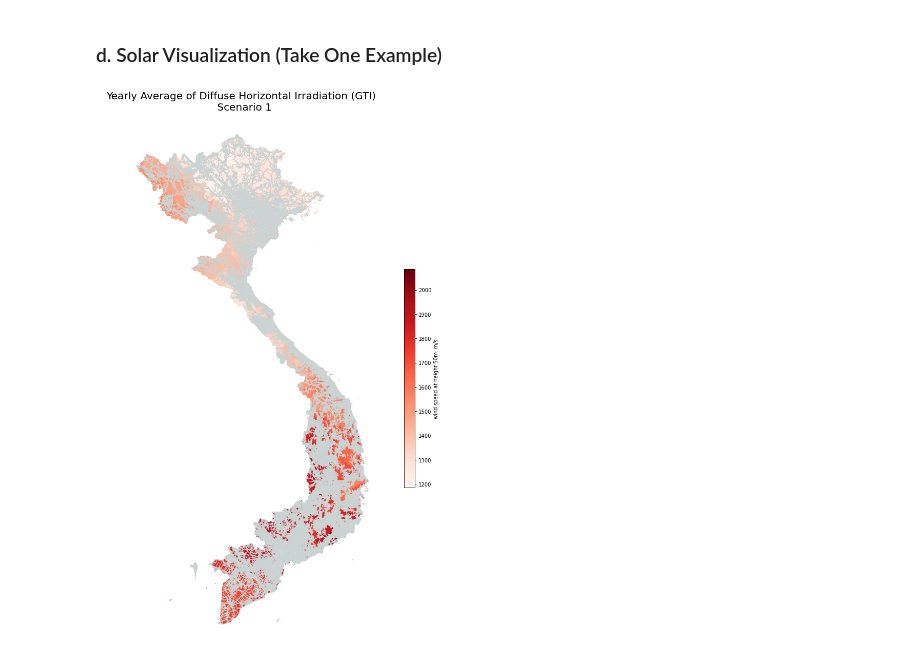
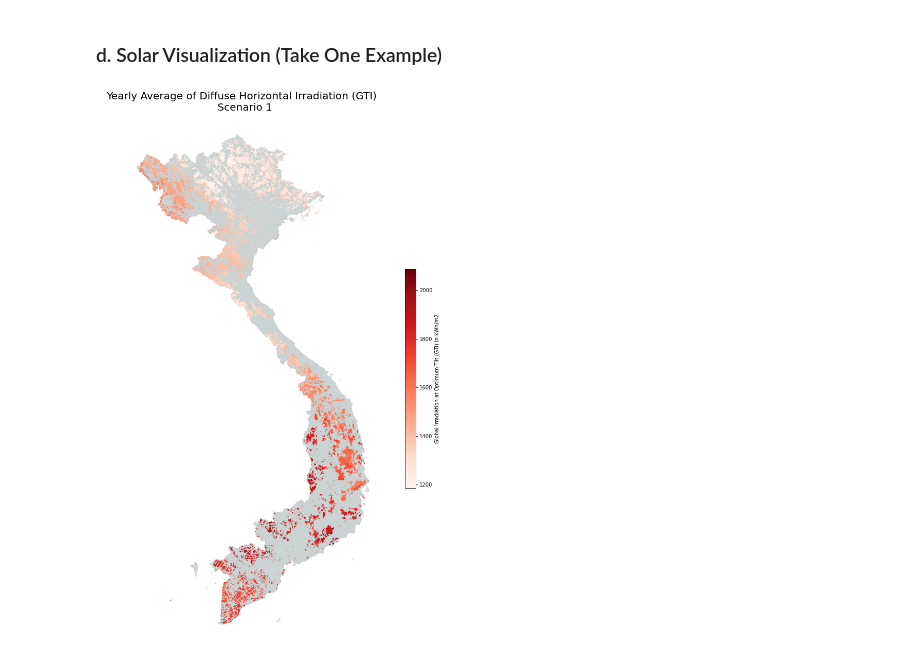
Before and after one commit to agoenergy/Assessment-of-Renewable-Energy-Potentials-based-on-Land-Availability, a Jupyter notebook: 02_renewables_potentials.ipynb, the cells around one changed output. Saved outputs shown, nothing was run; the diff lists cells and outputs as text; code cells hidden in the pictures.

```diff
--- a/02_renewables_potentials.ipynb
+++ b/02_renewables_potentials.ipynb
@@ -115,0 +80,5 @@ temp_ras = r"Vietnam/00_data_raster/02_solar_sources/TEMP.tif"
+# %%
+pv_files = os.listdir("Vietnam/00_data_raster/02_solar_sources/Vietnam_GISdata_LTAy_YearlyMonthlyTotals_GlobalSolarAtlas-v2_GEOTIFF/")
+pv_files = sorted(pv_files)
+pv_files = list(filter(lambda f: f.endswith('.tif'), pv_files)) # to list files of power density
+print(pv_files)
@@ -544,3 +295,17 @@ land_w_sc3_csv_df.to_csv(r'Vietnam/02_output_stage2/02_vn_scenario3_wind.csv', i
+# %%
+concat_sc3_dict['w1_sc3_gdf'] = pd.concat([al_ts_sl_gdf, wt_sc3_dict['wt_cf_iec1_ras']], axis=1)
+for i in range(1, len(wt_ice_ras)):
+    concat_sc3_dict['w{0}_sc3_gdf'.format(i+1)] = pd.concat([concat_sc3_dict['w{0}_sc3_gdf'.format(i)], wt_sc3_dict[wt_ice_ras[i]]], axis=1)
+for i in range(len(wt_pd_ras)):
+    concat_sc3_dict['w{0}_sc3_gdf'.format(len(wt_ice_ras)+i+1)] = pd.concat([concat_sc3_dict['w{0}_sc3_gdf'.format(len(wt_ice_ras)+i)], wt_sc3_dict[wt_pd_ras[i]]], axis=1)
+for i in range(len(wt_spd_ras)):
+    concat_sc3_dict['w{0}_sc3_gdf'.format(len(wt_ice_ras)+len(wt_pd_ras)+i+1)] = pd.concat([concat_sc3_dict['w{0}_sc3_gdf'.format(len(wt_ice_ras)+len(wt_pd_ras)+i)], wt_sc3_dict[wt_spd_ras[i]]], axis=1)
+
+
+# remove column 'geometry' -> become dataframe to save the document
+wt_sc3_save_df = concat_sc3_dict['w13_sc3_gdf'].dropna()
+wt_sc3_save_df = wt_sc3_save_df.drop(columns=['geometry'])
+wt_sc3_save_df.to_csv(r'Vietnam/02_output_stage2/02_vn_scenario3_wind.csv', index = True)
 # %% [markdown]
 ###  Wind Visualizations (take one example)
 # %%
@@ -721,0 +336,22 @@ land_s_sc3_csv_df.to_csv(r'Vietnam/02_output_stage2/02_vn_scenario3_solar.csv',
+# %%
+pv_path = 'Vietnam/00_data_raster/02_solar_sources/Vietnam_GISdata_LTAy_YearlyMonthlyTotals_GlobalSolarAtlas-v2_GEOTIFF/'
+pv_ras = ['dif_ras', 'dni_ras', 'ghi_ras', 'gti_ras', 'opta_ras', 'pvout_ras', 'temp_ras']
+pv_unit = ['dif_kWh/m2a','dni_kWh/m2a','ghi_kWh/m2a','gti_kWh/m2a','opta_tilt_degree','pvout_kWh/kWp','temp_celcius']
+# %%
+%%time
+# a. scenario 1 al (available land)
+pv_sc1_dict = {} # empty dictionary
+concat_sc1_dict = {} # empty dictionary
+for i in range(len(pv_ras)):
+    zs = zonal_stats(al_gdf, pv_path + pv_files[i], stats=['mean']) # calculate average cf values of each zones
+    pv_sc1_dict[pv_ras[i]] = pd.DataFrame(zs)
+    pv_sc1_dict[pv_ras[i]].rename(columns={'mean': pv_unit[i]}, inplace=True)
+
+concat_sc1_dict['p1_sc1_gdf'] = pd.concat([al_gdf, pv_sc1_dict['dif_ras']], axis=1)
+for i in range(1, len(pv_ras)):
+    concat_sc1_dict['p{0}_sc1_gdf'.format(i+1)] = pd.concat([concat_sc1_dict['p{0}_sc1_gdf'.format(i)], pv_sc1_dict[pv_ras[i]]], axis=1)
+
+# remove column 'geometry' -> become dataframe to save the document
+pv_sc1_save_df = concat_sc1_dict['p7_sc1_gdf'].dropna()
+pv_sc1_save_df = pv_sc1_save_df.drop(columns=['geometry'])
+pv_sc1_save_df.to_csv(r'Vietnam/02_output_stage2/02_vn_scenario1_solar.csv', index = True)
@@ -724,23 +402,23 @@ land_s_sc3_csv_df.to_csv(r'Vietnam/02_output_stage2/02_vn_scenario3_solar.csv',
 # %%
 fig, ax = plt.subplots(figsize=(10, 20))
 
 # Use VN_landuse boundary to define all sizes of the maps
 ax.set_xlim(101, 110)
 ax.set_ylim(8, 24)
 
 # add basemap to the plot (grey)
-map_drop_gdf.plot(ax=ax, markersize=10, alpha=0.5, categorical=True, legend=True, color='#95A5A6')
+new_map_gdf.plot(ax=ax, markersize=10, alpha=0.5, categorical=True, legend=True, color='#95A5A6')
 
 # add basemap to the plot (grey)
 #land_area_new_df.plot(ax=ax, markersize=10, alpha=0.5, categorical=True, legend=True, color='#95A5A6')
-land_s_sc1_drop_gdf.plot(column='gti_kWh/m2a', ax=ax, cmap='Reds', legend=True, legend_kwds={'shrink': 0.3, 'label': 'wind speed at height 50m: m/s'})
+concat_sc1_dict['p7_sc1_gdf'].plot(column='gti_kWh/m2a', ax=ax, cmap='Reds', legend=True, legend_kwds={'shrink': 0.3, 'label': 'Global Irradiation at Optimum Tilt (GTI) in kWh/m2'})
 
 # Set titles
 ax.set_title('Yearly Average of Diffuse Horizontal Irradiation (GTI) \n Scenario 1', fontsize=20)
 ax.set_axis_off()
 
 
 plt.savefig(r'Vietnam/02_output_stage2/02_vn_scenario1_solar_gti.tiff', dpi=500)
 plt.tight_layout()
 # %% [output]
-[figure, old version]
+[figure, new version]
```
Also changed, not shown: parts of 49 cells of this notebook, 5 other files.
